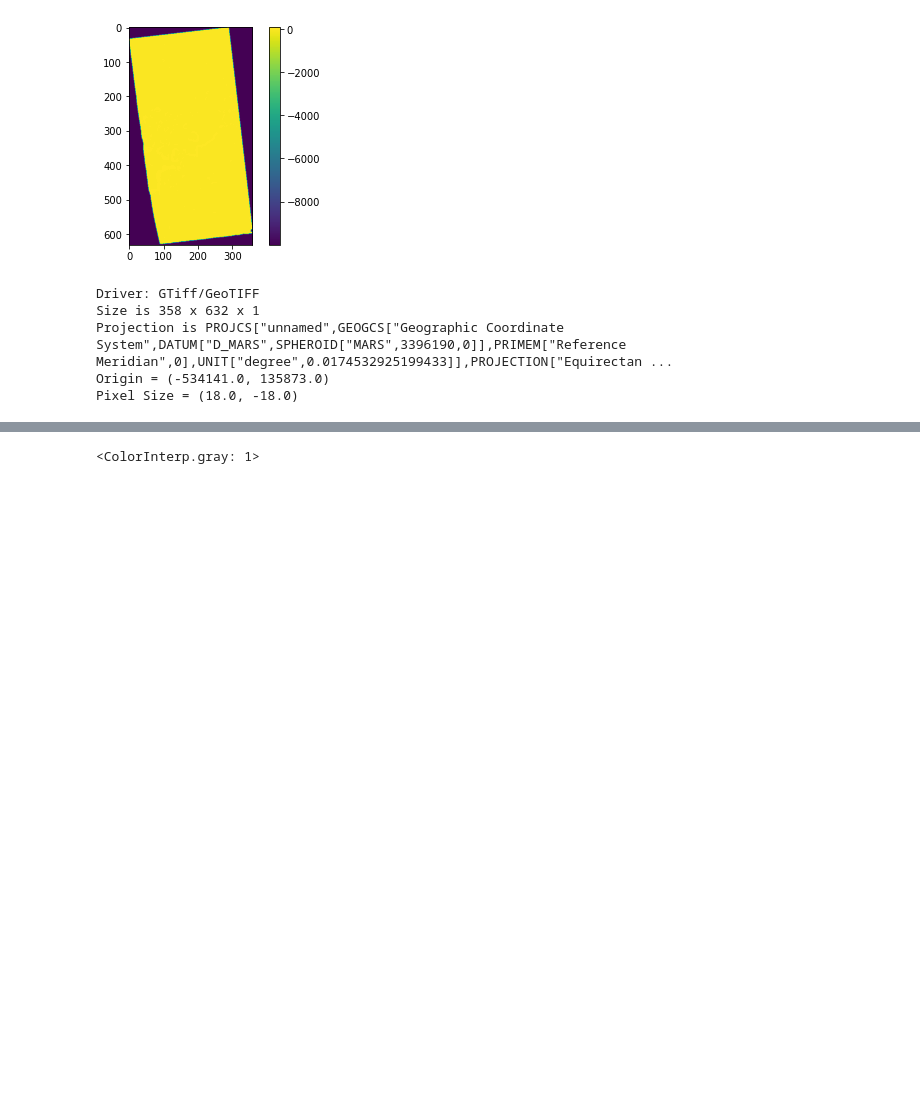
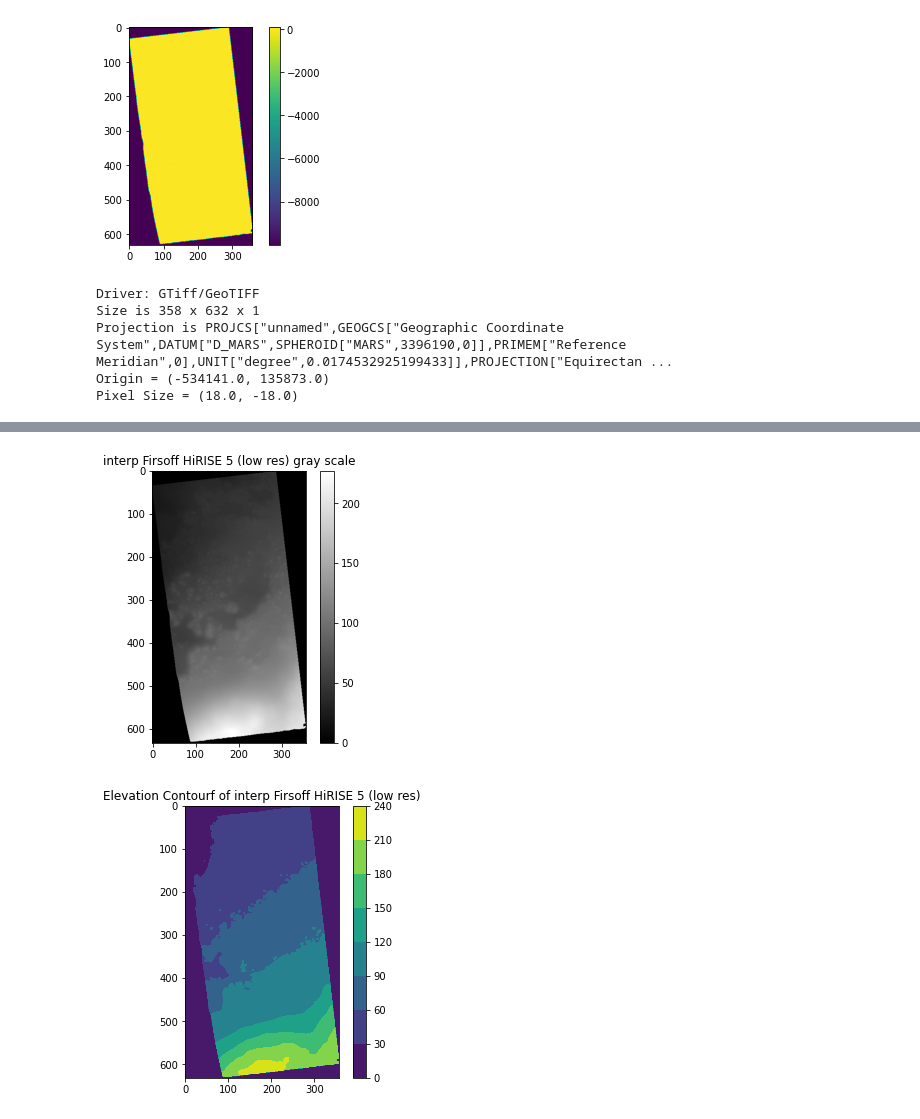
Before and after one commit to SalimFares4/Image-Segmentation, a Jupyter notebook: Code/Visualization/2D Visualization.ipynb, the cells around one changed output, grey strips where cells are left out. Saved outputs shown, nothing was run; the diff lists cells and outputs as text; code cells hidden in the pictures; blank space fills up the shorter version.

```diff
--- a/Code/Visualization/2D Visualization.ipynb
+++ b/Code/Visualization/2D Visualization.ipynb
@@ -180,4 +176,20 @@ src = rasterio.open(file_path)
 # %%
-src.colorinterp[0]
+#Plot image in grayscale on data_array_interp
+plt.figure(figsize=(5,5))
+plt.imshow(data_array_interp, cmap = 'gray')
+plt.colorbar()
+plt.title("interp Firsoff HiRISE 5 (low res) gray scale")
+plt.show()
+
+
+#Plot a contourf graph on data_array_interp
+plt.figure(figsize=(5,5))
+plt.title("Elevation Contourf of interp Firsoff HiRISE 5 (low res)")
+plt.contourf(data_array_interp)
+plt.colorbar()
+plt.gca().set_aspect('equal')
+plt.gca().invert_yaxis()
+plt.show()
 # %% [output]
-<ColorInterp.gray: 1>
+[figure, added]
+[figure, added]
```
Also changed, not shown: parts of 13 cells of this notebook.
